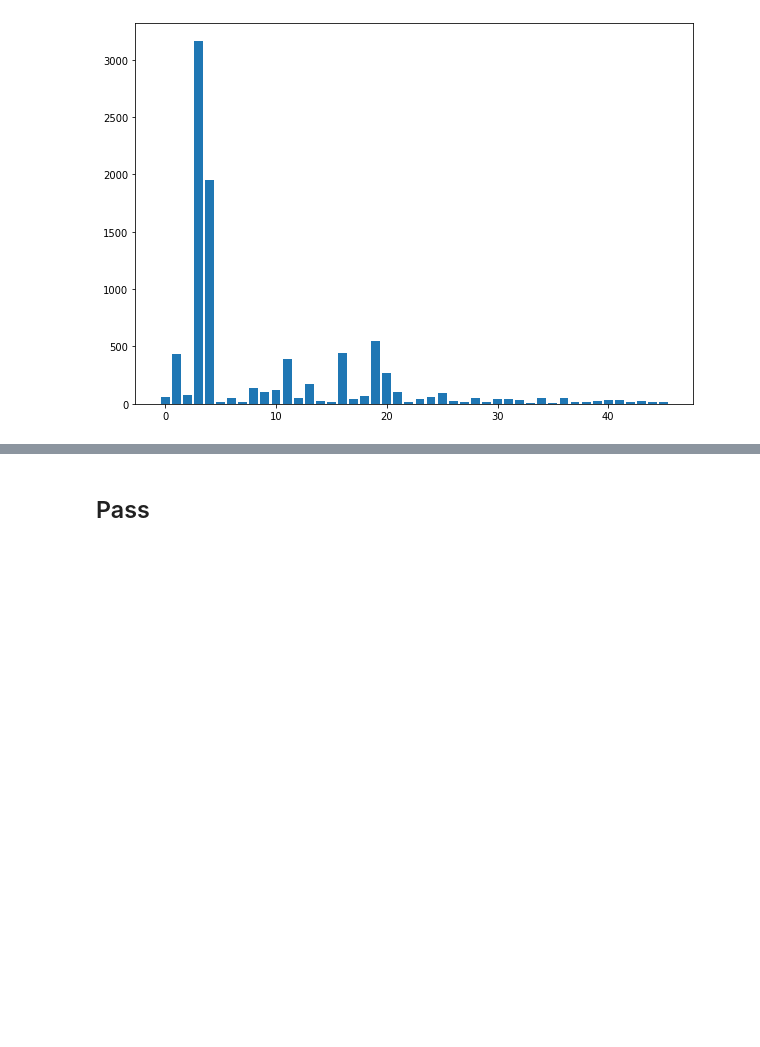
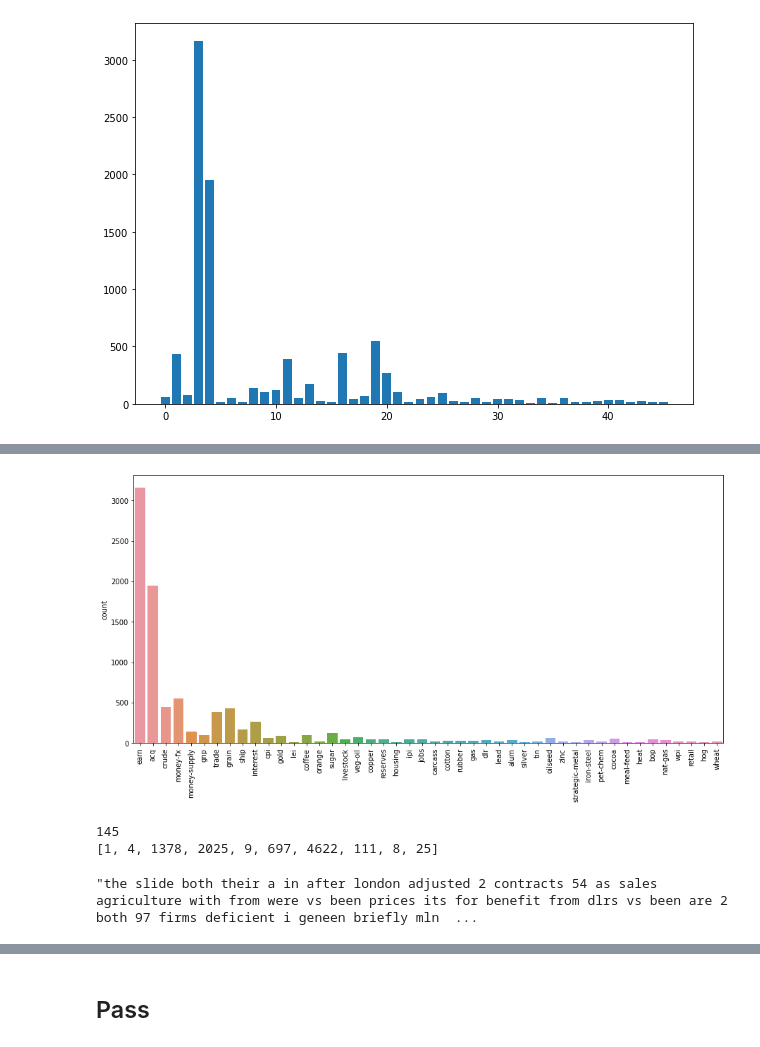
Before and after one commit to Vaycold/Python_DL, a Jupyter notebook: Text_Classification/predict_news_topic.ipynb, the cells around one changed output, grey strips where cells are left out. Drawn from its saved outputs; the diff is of its cells as text; code cells hidden in the pictures; blank space fills up the shorter version.

```diff
--- a/Text_Classification/predict_news_topic.ipynb
+++ b/Text_Classification/predict_news_topic.ipynb
@@ -219,0 +244,9 @@ plt.show()
+# %%
+plt.figure(figsize=(15,7))
+sns.countplot(
+    list(map(lambda x : topic2label(x) ,train_topic))
+)
+plt.xticks(rotation=90)
+plt.show()
+# %% [output]
+[figure, added]
@@ -219,0 +259,10 @@ plt.show()
+# %%
+print(len(test_text[0]))
+print(test_text[0][:10])
+# %% [output]
+145
+[1, 4, 1378, 2025, 9, 697, 4622, 111, 8, 25]
+# %%
+bow2txt(test_text[1])
+# %% [output]
+"the slide both their a in after london adjusted 2 contracts 54 as sales agriculture with from were vs been prices its for benefit from dlrs vs been are 2 both 97 firms deficient i geneen briefly mln  ...
```
Also changed, not shown: parts of 8 cells of this notebook.
